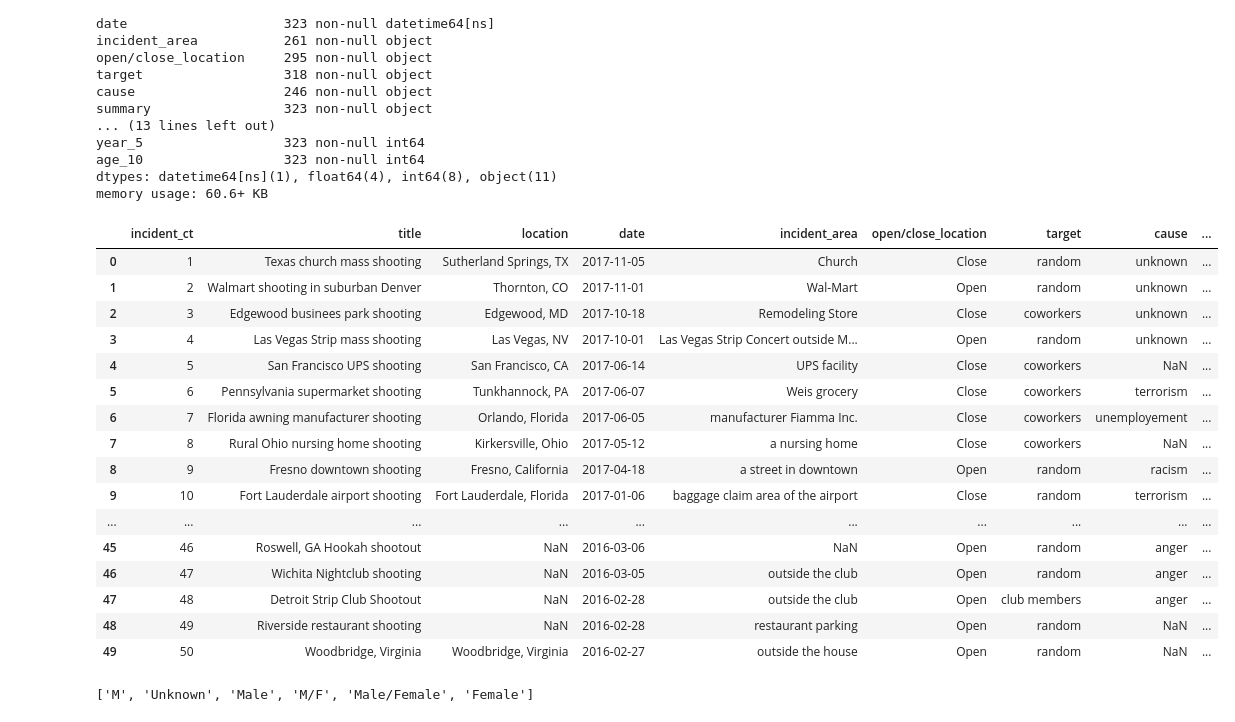
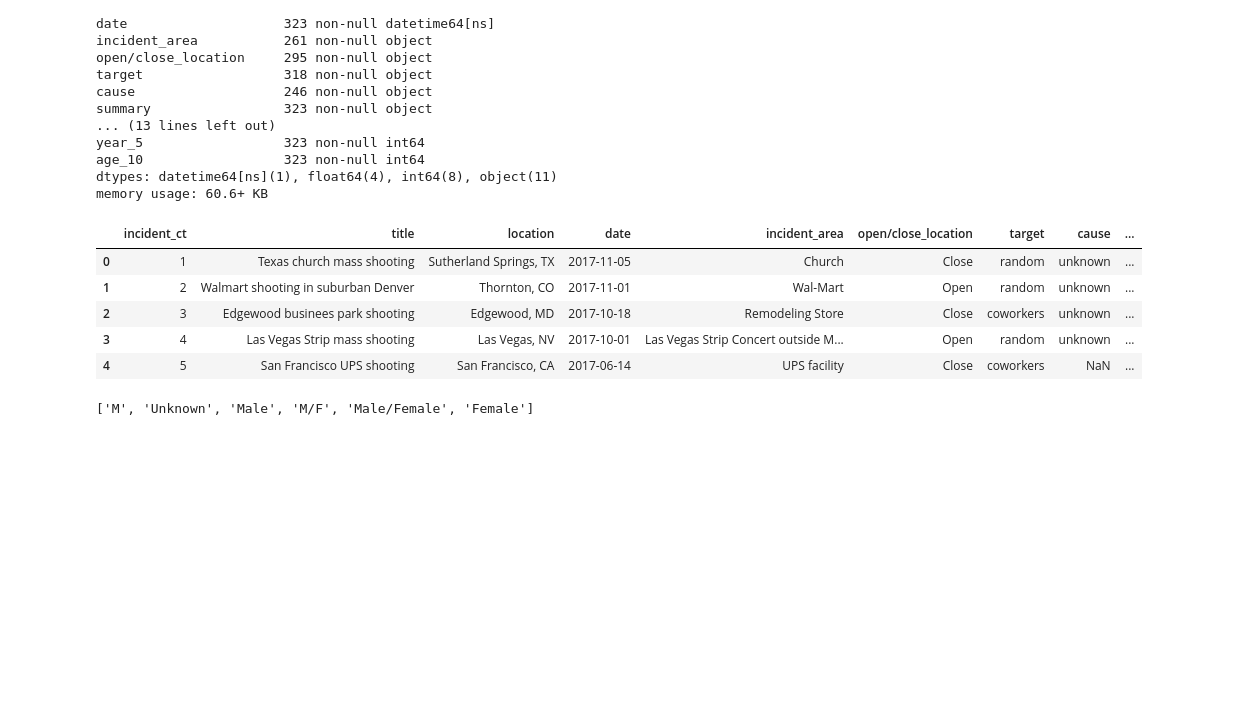
Before and after one commit to ZackSmith32/US_Mass_Shootings_Analysis, a Jupyter notebook: mass_shootings.ipynb, the cells around one changed output. Drawn from its saved outputs; the diff is of its cells as text; code cells hidden in the pictures; blank space fills up the shorter version.

```diff
--- a/mass_shootings.ipynb
+++ b/mass_shootings.ipynb
@@ -59,26 +59,15 @@ age_10                  323 non-null int64
 dtypes: datetime64[ns](1), float64(4), int64(8), object(11)
 memory usage: 60.6+ KB
 # %%
-pd.options.display.max_columns = 2000
-df.head(50)
+pd.options.display.max_columns = 50
+df.head(5)
 # %% [output]
 |  | incident_ct | title | location | date | incident_area | open/close_location | target | cause | ... |
 | 0 | 1 | Texas church mass shooting | Sutherland Springs, TX | 2017-11-05 | Church | Close | random | unknown | ... |
 | 1 | 2 | Walmart shooting in suburban Denver | Thornton, CO | 2017-11-01 | Wal-Mart | Open | random | unknown | ... |
 | 2 | 3 | Edgewood businees park shooting | Edgewood, MD | 2017-10-18 | Remodeling Store | Close | coworkers | unknown | ... |
 | 3 | 4 | Las Vegas Strip mass shooting | Las Vegas, NV | 2017-10-01 | Las Vegas Strip Concert outside M... | Open | random | unknown | ... |
 | 4 | 5 | San Francisco UPS shooting | San Francisco, CA | 2017-06-14 | UPS facility | Close | coworkers | NaN | ... |
-| 5 | 6 | Pennsylvania supermarket shooting | Tunkhannock, PA | 2017-06-07 | Weis grocery | Close | coworkers | terrorism | ... |
-| 6 | 7 | Florida awning manufacturer shooting | Orlando, Florida | 2017-06-05 | manufacturer Fiamma Inc. | Close | coworkers | unemployement | ... |
-| 7 | 8 | Rural Ohio nursing home shooting | Kirkersville, Ohio | 2017-05-12 | a nursing home | Close | coworkers | NaN | ... |
-| 8 | 9 | Fresno downtown shooting | Fresno, California | 2017-04-18 | a street in downtown | Open | random | racism | ... |
-| 9 | 10 | Fort Lauderdale airport shooting | Fort Lauderdale, Florida | 2017-01-06 | baggage claim area of the airport | Close | random | terrorism | ... |
-| ... | ... | ... | ... | ... | ... | ... | ... | ... | ... |
-| 45 | 46 | Roswell, GA Hookah shootout | NaN | 2016-03-06 | NaN | Open | random | anger | ... |
-| 46 | 47 | Wichita Nightclub shooting | NaN | 2016-03-05 | outside the club | Open | random | anger | ... |
-| 47 | 48 | Detroit Strip Club Shootout | NaN | 2016-02-28 | outside the club | Open | club members | anger | ... |
-| 48 | 49 | Riverside restaurant shooting | NaN | 2016-02-28 | restaurant parking | Open | random | NaN | ... |
-| 49 | 50 | Woodbridge, Virginia | Woodbridge, Virginia | 2016-02-27 | outside the house | Open | random | NaN | ... |
 # %%
 ## rename all cols to lower case, and replace ' ' with '_'
 
```
Also changed, not shown: parts of 5 cells of this notebook.
